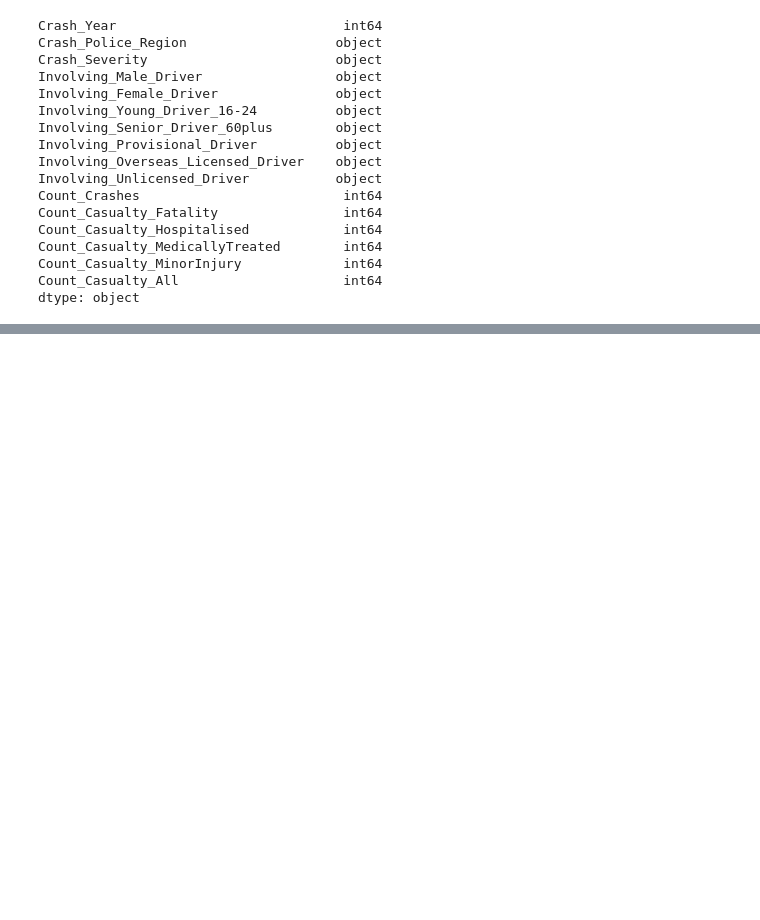
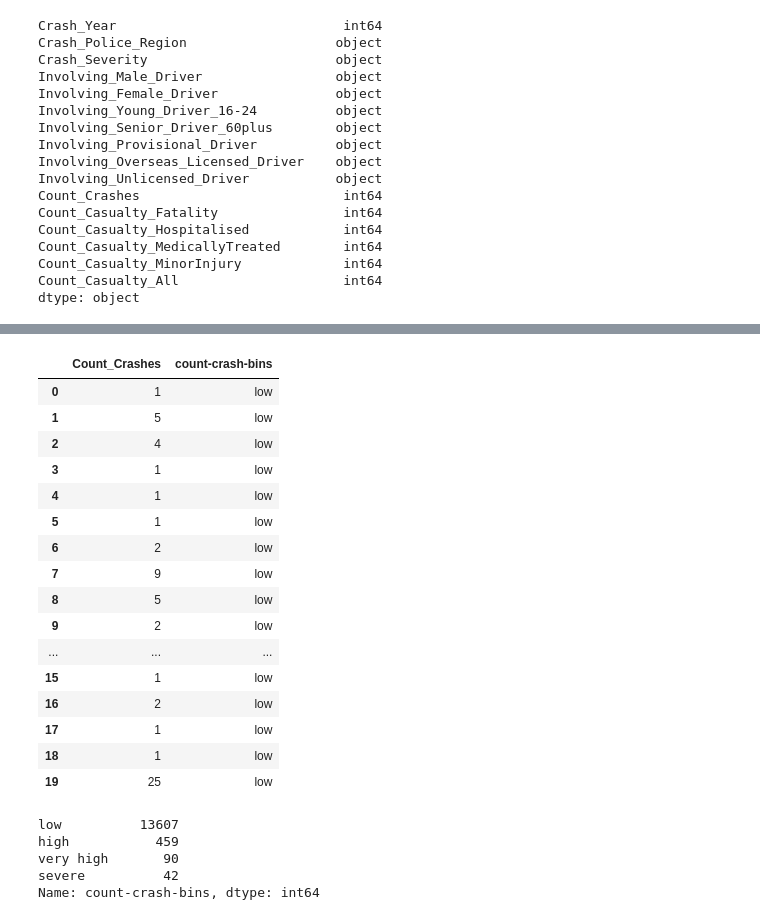
Before and after one commit to AmmaraRazzaq/DataAnalysis_with_Python, a Jupyter notebook: DataAnalysiswithPython.ipynb, the cells around one changed output, grey strips where cells are left out. Saved outputs shown, nothing was run; the diff lists cells and outputs as text; code cells hidden in the pictures; blank space fills up the shorter version.

```diff
--- a/DataAnalysiswithPython.ipynb
+++ b/DataAnalysiswithPython.ipynb
@@ -132,0 +175,28 @@ dtype: object
+# %%
+df[['Count_Crashes','count-crash-bins']].head(20)
+# %% [output]
+|  | Count_Crashes | count-crash-bins |
+| 0 | 1 | low |
+| 1 | 5 | low |
+| 2 | 4 | low |
+| 3 | 1 | low |
+| 4 | 1 | low |
+| 5 | 1 | low |
+| 6 | 2 | low |
+| 7 | 9 | low |
+| 8 | 5 | low |
+| 9 | 2 | low |
+| ... | ... | ... |
+| 15 | 1 | low |
+| 16 | 2 | low |
+| 17 | 1 | low |
+| 18 | 1 | low |
+| 19 | 25 | low |
+# %%
+df['count-crash-bins'].value_counts()
+# %% [output]
+low          13607
+high           459
+very high       90
+severe          42
+Name: count-crash-bins, dtype: int64
```
Also changed, not shown: parts of 21 cells of this notebook.
